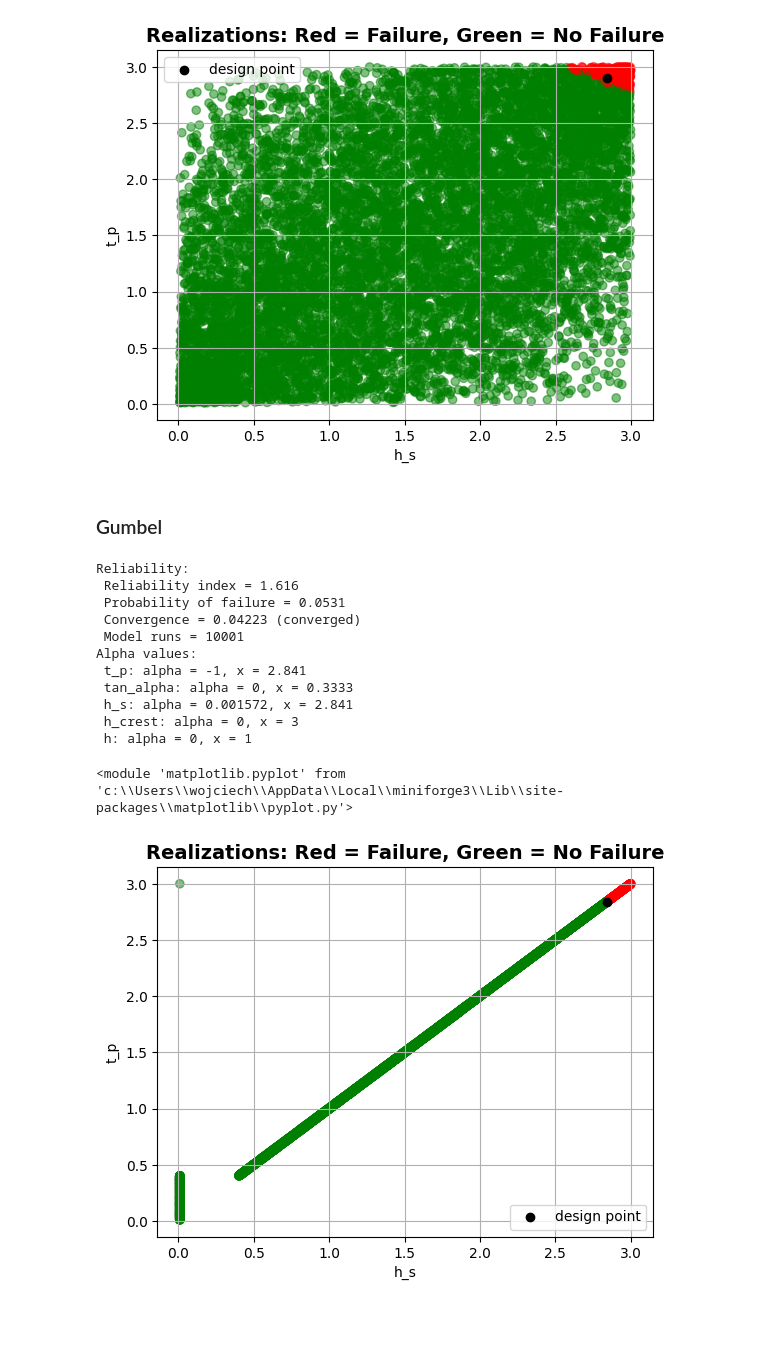
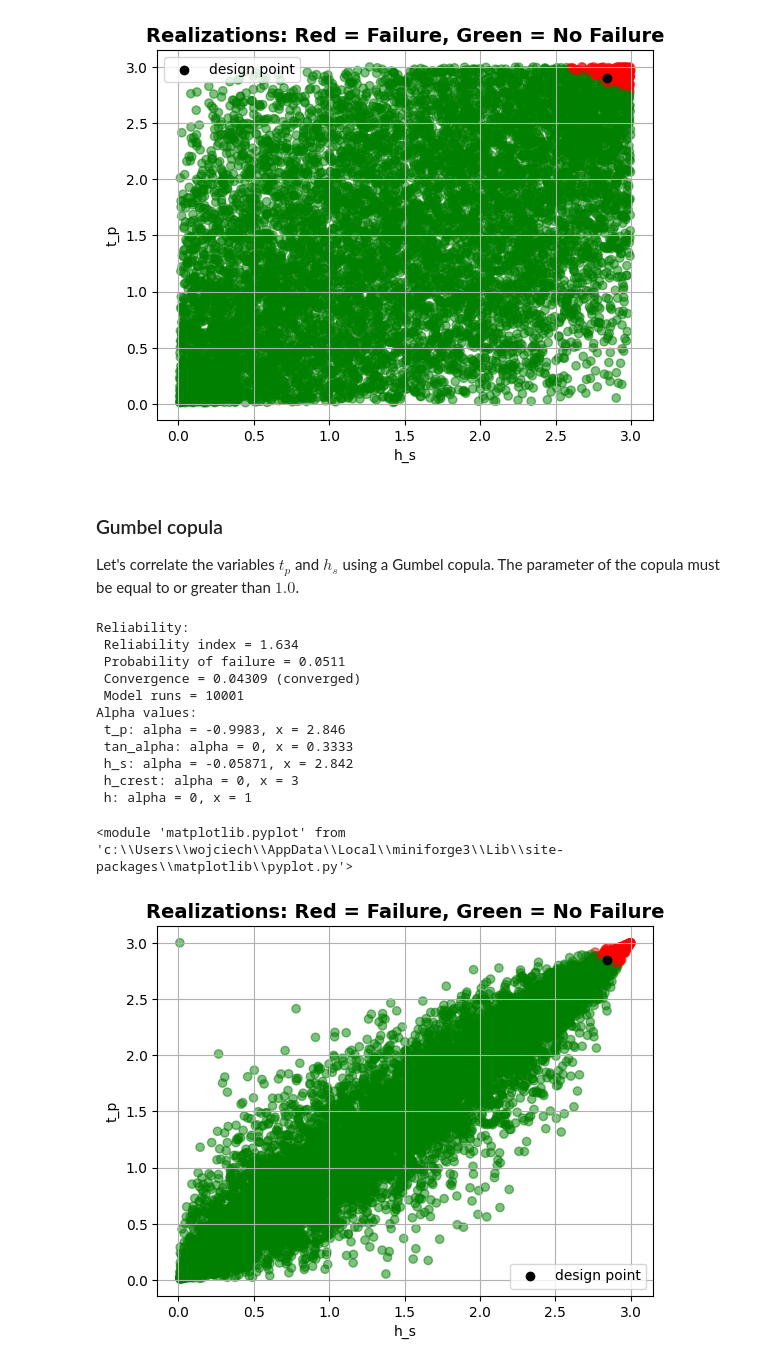
Before and after one commit to Deltares/ProbabilisticLibrary, a Jupyter notebook: sources/Deltares.Probabilistic.PWrapper.Notebooks/copulas.ipynb, the cells around one changed output. Cells and saved outputs as stored; diff of their text form; code cells hidden in the pictures; blank space fills up the shorter version.

```diff
--- a/sources/Deltares.Probabilistic.PWrapper.Notebooks/copulas.ipynb
+++ b/sources/Deltares.Probabilistic.PWrapper.Notebooks/copulas.ipynb
@@ -74,30 +88,30 @@ Alpha values:
 <module 'matplotlib.pyplot' from 'c:\\Users\\wojciech\\AppData\\Local\\miniforge3\\Lib\\site-packages\\matplotlib\\pyplot.py'>
 [figure]
 # %% [markdown]
-### Gumbel
+### Gumbel copula
+
+Let's correlate the variables $t_p$ and $h_s$ using a Gumbel copula. The parameter of the copula must be equal to or greater than $1.0$.
 # %%
-par = 1000.0 # >= 1
+par = 5.0
 
 project.correlation_type = CorrelationType.copulas
 project.copulas["t_p", "h_s"] = (par, CopulaType.gumbel)
 project.run()
 
 project.design_point.print()
 project.design_point.get_plot_realizations()
-
-# why the name of the parameter is alpha value? this is confusing? why not theta?
 # %% [output]
 Reliability:
- Reliability index = 1.616
- Probability of failure = 0.0531
- Convergence = 0.04223 (converged)
+ Reliability index = 1.634
+ Probability of failure = 0.0511
+ Convergence = 0.04309 (converged)
  Model runs = 10001
 Alpha values:
- t_p: alpha = -1, x = 2.841
+ t_p: alpha = -0.9983, x = 2.846
  tan_alpha: alpha = 0, x = 0.3333
- h_s: alpha = 0.001572, x = 2.841
+ h_s: alpha = -0.05871, x = 2.842
  h_crest: alpha = 0, x = 3
  h: alpha = 0, x = 1
 <module 'matplotlib.pyplot' from 'c:\\Users\\wojciech\\AppData\\Local\\miniforge3\\Lib\\site-packages\\matplotlib\\pyplot.py'>
-[figure, old version]
+[figure, new version]
 # %% [markdown]
```
Also changed, not shown: parts of 13 cells of this notebook.
